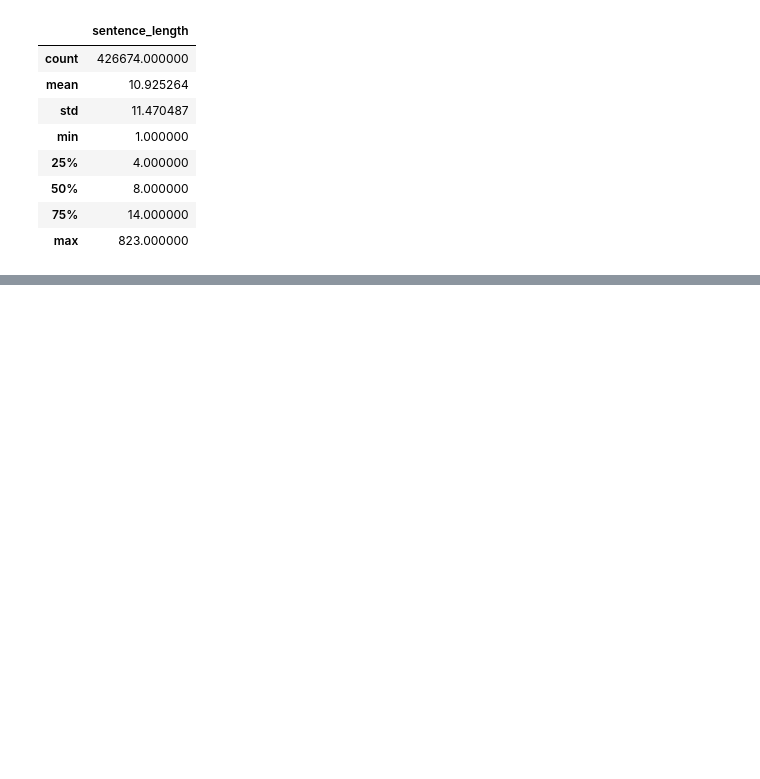
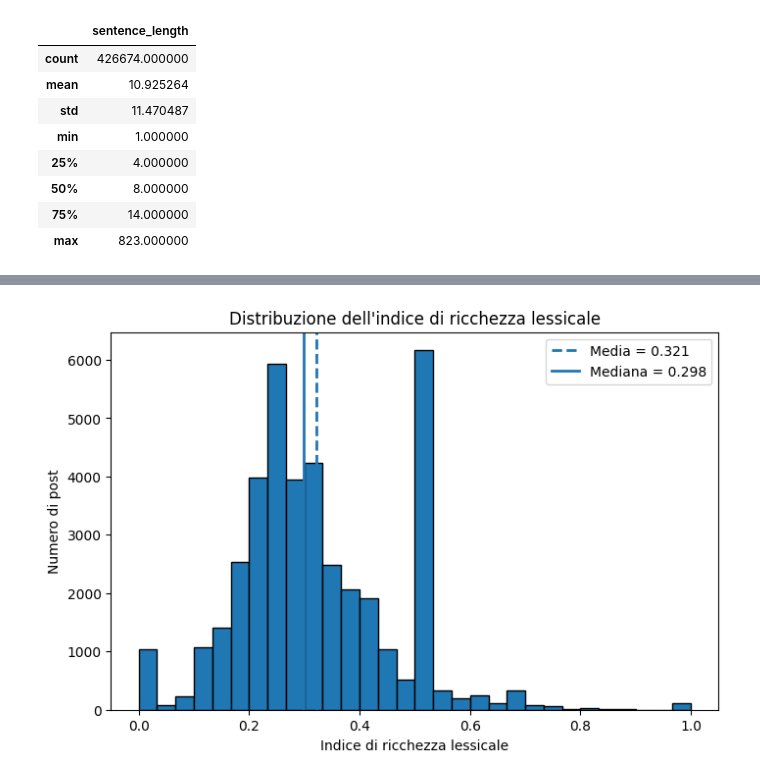
Before and after one commit to in-bloom/progetto_tirocinio, a Jupyter notebook: notebooks/2_analisi_sintattica.ipynb, the cells around one changed output, grey strips where cells are left out. Cells and saved outputs as stored; diff of their text form; code cells hidden in the pictures; blank space fills up the shorter version.

```diff
--- a/notebooks/2_analisi_sintattica.ipynb
+++ b/notebooks/2_analisi_sintattica.ipynb
@@ -138,0 +216,23 @@ sentence_df['sentence_length'].describe().to_frame()
+# %%
+media = df_complexity["ricchezza"].mean()
+mediana = df_complexity["ricchezza"].median()
+
+plt.figure(figsize=(8, 5))
+
+plt.hist(
+    df_complexity["ricchezza"].dropna(),
+    bins=30,
+    edgecolor="black"
+)
+
+plt.axvline(media, linestyle="--", linewidth=2, label=f"Media = {media:.3f}")
+plt.axvline(mediana, linestyle="-", linewidth=2, label=f"Mediana = {mediana:.3f}")
+
+plt.xlabel("Indice di ricchezza lessicale")
+plt.ylabel("Numero di post")
+plt.title("Distribuzione dell'indice di ricchezza lessicale")
+plt.legend()
+
+plt.show()
+# %% [output]
+[figure, added]
```
Also changed, not shown: parts of 10 cells of this notebook, 4 other files.
